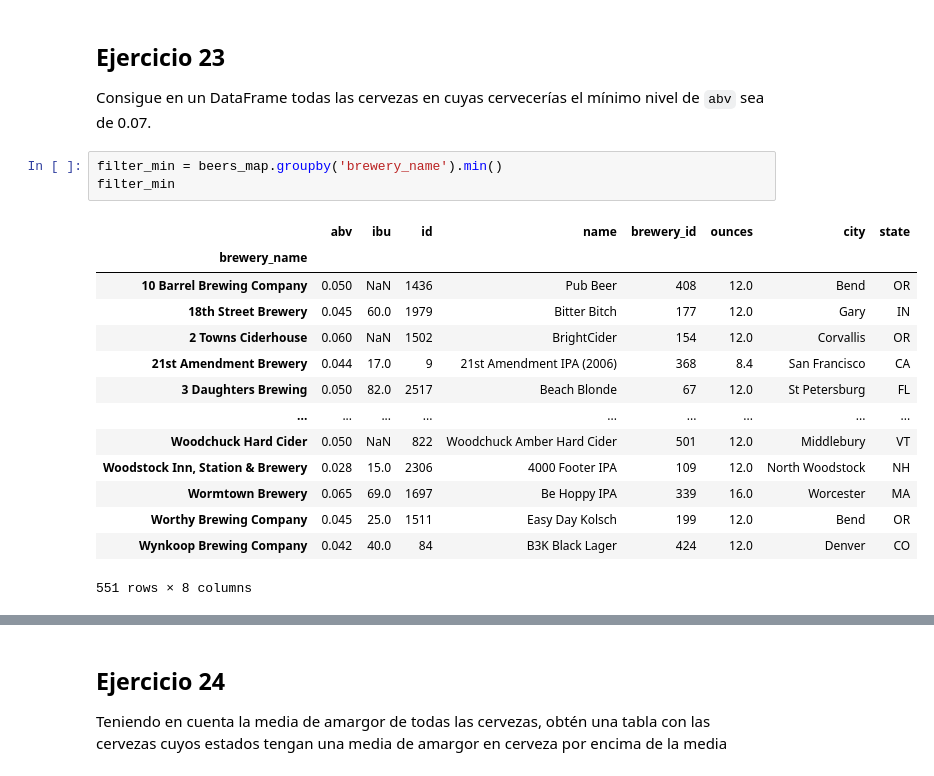
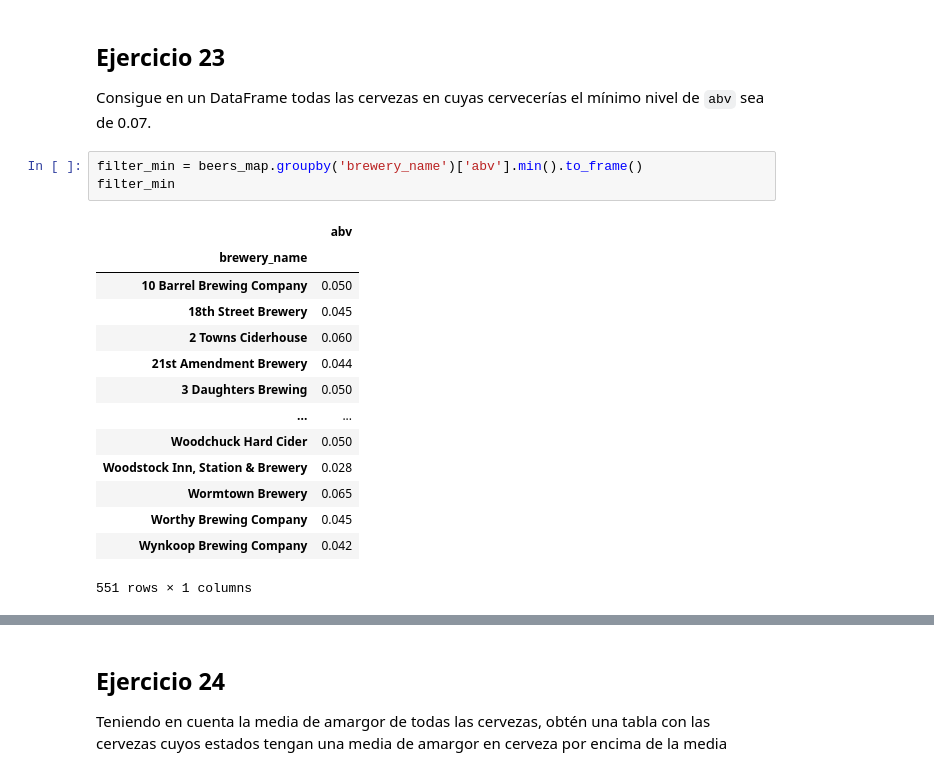
Before and after one commit to martagomezz/bootcamp_datascience, a Jupyter notebook: Pandas/Ejercicio pandas estadistica.ipynb, the cells around one changed output, grey strips where cells are left out. Saved outputs shown, nothing was run; the diff lists cells and outputs as text.

```diff
--- a/Pandas/Ejercicio pandas estadistica.ipynb
+++ b/Pandas/Ejercicio pandas estadistica.ipynb
@@ -551,21 +551,21 @@ beers_map.groupby(['city'])[['ibu']].aggregate(['describe'])
 ## Ejercicio 23
 Consigue en un DataFrame todas las cervezas en cuyas cervecerías el mínimo nivel de `abv` sea de 0.07.
 # %%
-filter_min = beers_map.groupby('brewery_name').min()
+filter_min = beers_map.groupby('brewery_name')['abv'].min().to_frame()
 filter_min
 # %% [output]
-|  | abv | ibu | id | name | brewery_id | ounces | city | state |
-| brewery_name |  |  |  |  |  |  |  |  |
-| 10 Barrel Brewing Company | 0.050 | NaN | 1436 | Pub Beer | 408 | 12.0 | Bend | OR |
-| 18th Street Brewery | 0.045 | 60.0 | 1979 | Bitter Bitch | 177 | 12.0 | Gary | IN |
-| 2 Towns Ciderhouse | 0.060 | NaN | 1502 | BrightCider | 154 | 12.0 | Corvallis | OR |
-| 21st Amendment Brewery | 0.044 | 17.0 | 9 | 21st Amendment IPA (2006) | 368 | 8.4 | San Francisco | CA |
-| 3 Daughters Brewing | 0.050 | 82.0 | 2517 | Beach Blonde | 67 | 12.0 | St Petersburg | FL |
-| ... | ... | ... | ... | ... | ... | ... | ... | ... |
-| Woodchuck Hard Cider | 0.050 | NaN | 822 | Woodchuck Amber Hard Cider | 501 | 12.0 | Middlebury | VT |
-| Woodstock Inn, Station & Brewery | 0.028 | 15.0 | 2306 | 4000 Footer IPA | 109 | 12.0 | North Woodstock | NH |
-| Wormtown Brewery | 0.065 | 69.0 | 1697 | Be Hoppy IPA | 339 | 16.0 | Worcester | MA |
-| Worthy Brewing Company | 0.045 | 25.0 | 1511 | Easy Day Kolsch | 199 | 12.0 | Bend | OR |
-| Wynkoop Brewing Company | 0.042 | 40.0 | 84 | B3K Black Lager | 424 | 12.0 | Denver | CO |
+|  | abv |
+| brewery_name |  |
+| 10 Barrel Brewing Company | 0.050 |
+| 18th Street Brewery | 0.045 |
+| 2 Towns Ciderhouse | 0.060 |
+| 21st Amendment Brewery | 0.044 |
+| 3 Daughters Brewing | 0.050 |
+| ... | ... |
+| Woodchuck Hard Cider | 0.050 |
+| Woodstock Inn, Station & Brewery | 0.028 |
+| Wormtown Brewery | 0.065 |
+| Worthy Brewing Company | 0.045 |
+| Wynkoop Brewing Company | 0.042 |
-551 rows × 8 columns
+551 rows × 1 columns
 # %%
```
Also changed, not shown: parts of 4 cells of this notebook, 3 other files.
